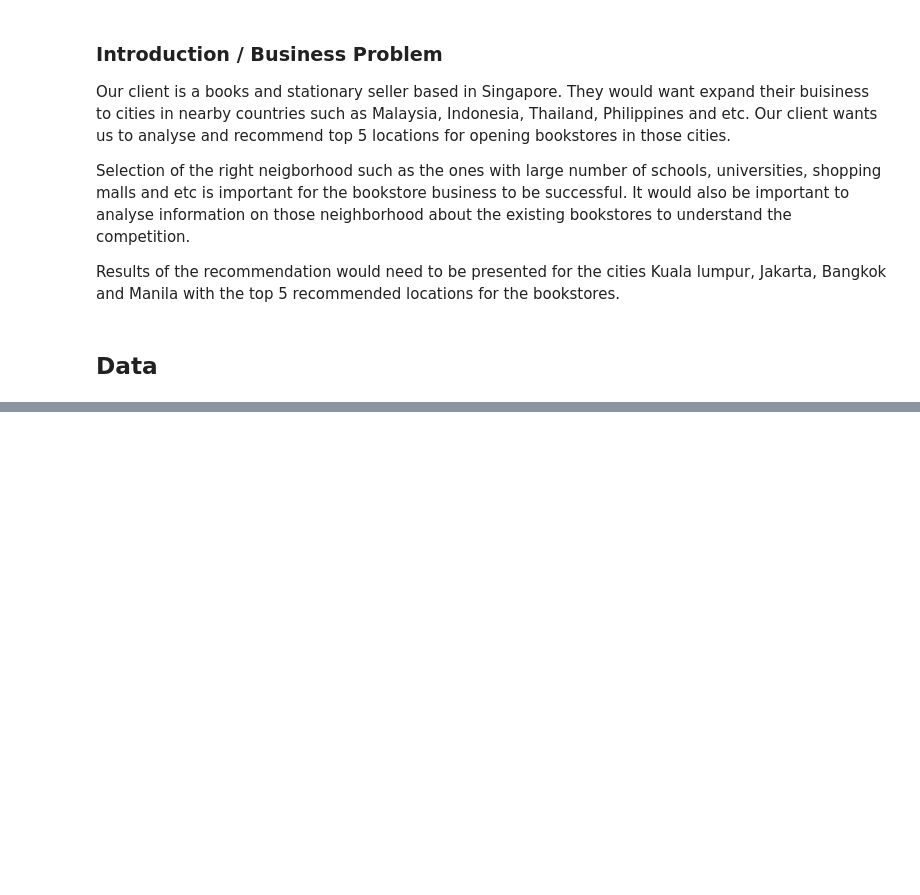
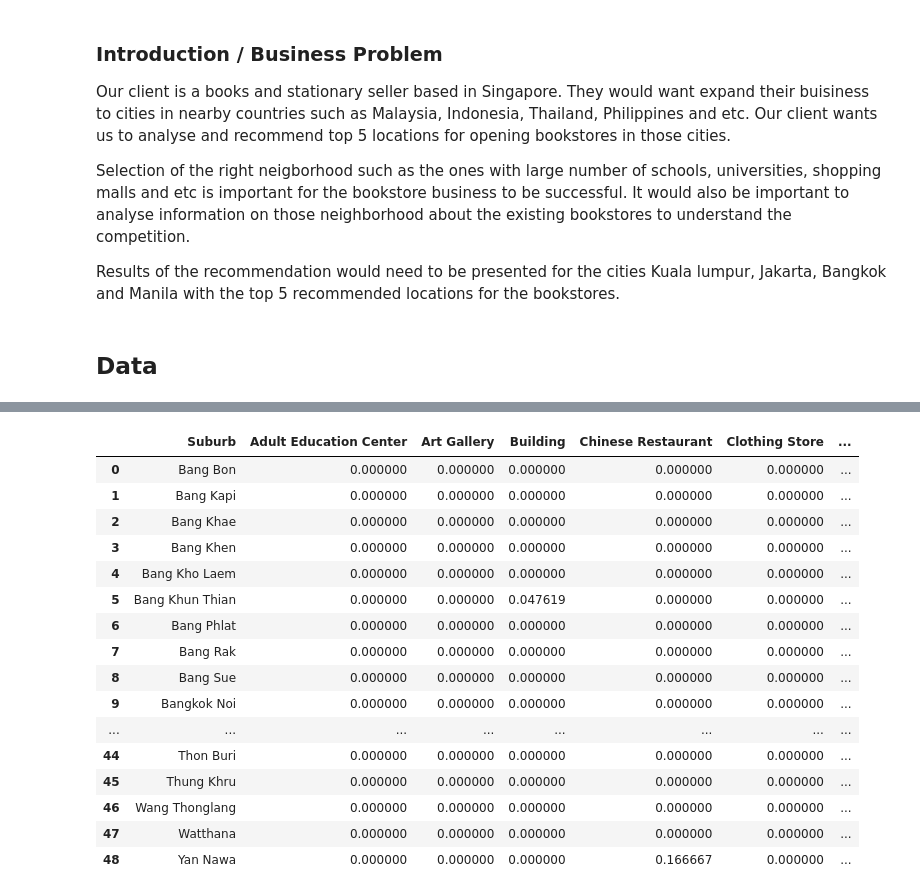
Before and after one commit to sridharan-8888/Coursera_Capstone, a Jupyter notebook: Final-capstone-ibm-applied-datascience.ipynb, the cells around one changed output, grey strips where cells are left out. Drawn from its saved outputs; the diff is of its cells as text; code cells hidden in the pictures; blank space fills up the shorter version.

```diff
--- a/Final-capstone-ibm-applied-datascience.ipynb
+++ b/Final-capstone-ibm-applied-datascience.ipynb
@@ -48,0 +1177,8 @@ Opitionally an application can be buit to help the business to contiue to use th
+# %%
+# Districts of Bangkok
+
+# Get a list of Suburbs in Bangkok from this https://en.wikipedia.org/wiki/List_of_districts_of_Bangkok, scrape the  Wikipedia page
+!wget -O 'sub_urbs_bangkok.htm' https://en.wikipedia.org/wiki/List_of_districts_of_Bangkok
+# Scrape the data from the page
+# read firt table into DF
+sub_urbs_bangkok_tbls = pd.read_html('sub_urbs_bangkok.htm')
@@ -48,0 +1196,4 @@ Opitionally an application can be buit to help the business to contiue to use th
+# %%
+bangkok_sub_df = sub_urbs_bangkok_tbls[0]
+bangkok_sub_df = bangkok_sub_df.loc[:,['District(Khet)','Latitude','Longitude']]
+bangkok_sub_df.columns=['Suburb','Latitude','Longitude']
@@ -48,0 +1247,7 @@ Opitionally an application can be buit to help the business to contiue to use th
+# %%
+# Get Venues near bangkok
+
+bkk_venues = getNearbyVenues(names=bangkok_sub_df['Suburb'],
+                                   latitudes=bangkok_sub_df['Latitude'],
+                                   longitudes=bangkok_sub_df['Longitude']
+                                  )
@@ -48,0 +1319,15 @@ Opitionally an application can be buit to help the business to contiue to use th
+# %%
+# one hot encoding
+bkk_onehot =  pd.get_dummies(bkk_venues[['Venue Category']], prefix="", prefix_sep="")
+fixed_columns = list(bkk_onehot.columns)
+#fixed_columns.remove('Suburb')
+
+# add suburb column back to dataframe
+bkk_onehot['Suburb'] = bkk_venues['Suburb']
+
+# move Suburb column to the first column
+fixed_columns.insert(0, 'Suburb')
+
+bkk_onehot = bkk_onehot[fixed_columns]
+
+bkk_onehot.head()
@@ -48,0 +1341,21 @@ Opitionally an application can be buit to help the business to contiue to use th
+# %%
+bkk_grouped = bkk_onehot.groupby('Suburb').mean().reset_index()
+bkk_grouped
+# %% [output]
+|  | Suburb | Adult Education Center | Art Gallery | Building | Chinese Restaurant | Clothing Store | ... |
+| 0 | Bang Bon | 0.000000 | 0.000000 | 0.000000 | 0.000000 | 0.000000 | ... |
+| 1 | Bang Kapi | 0.000000 | 0.000000 | 0.000000 | 0.000000 | 0.000000 | ... |
+| 2 | Bang Khae | 0.000000 | 0.000000 | 0.000000 | 0.000000 | 0.000000 | ... |
+| 3 | Bang Khen | 0.000000 | 0.000000 | 0.000000 | 0.000000 | 0.000000 | ... |
+| 4 | Bang Kho Laem | 0.000000 | 0.000000 | 0.000000 | 0.000000 | 0.000000 | ... |
+| 5 | Bang Khun Thian | 0.000000 | 0.000000 | 0.047619 | 0.000000 | 0.000000 | ... |
+| 6 | Bang Phlat | 0.000000 | 0.000000 | 0.000000 | 0.000000 | 0.000000 | ... |
+| 7 | Bang Rak | 0.000000 | 0.000000 | 0.000000 | 0.000000 | 0.000000 | ... |
+| 8 | Bang Sue | 0.000000 | 0.000000 | 0.000000 | 0.000000 | 0.000000 | ... |
+| 9 | Bangkok Noi | 0.000000 | 0.000000 | 0.000000 | 0.000000 | 0.000000 | ... |
+| ... | ... | ... | ... | ... | ... | ... | ... |
+| 44 | Thon Buri | 0.000000 | 0.000000 | 0.000000 | 0.000000 | 0.000000 | ... |
+| 45 | Thung Khru | 0.000000 | 0.000000 | 0.000000 | 0.000000 | 0.000000 | ... |
+| 46 | Wang Thonglang | 0.000000 | 0.000000 | 0.000000 | 0.000000 | 0.000000 | ... |
+| 47 | Watthana | 0.000000 | 0.000000 | 0.000000 | 0.000000 | 0.000000 | ... |
+| 48 | Yan Nawa | 0.000000 | 0.000000 | 0.000000 | 0.166667 | 0.000000 | ... |
```
Also changed, not shown: parts of 124 cells of this notebook, 2 other files.
